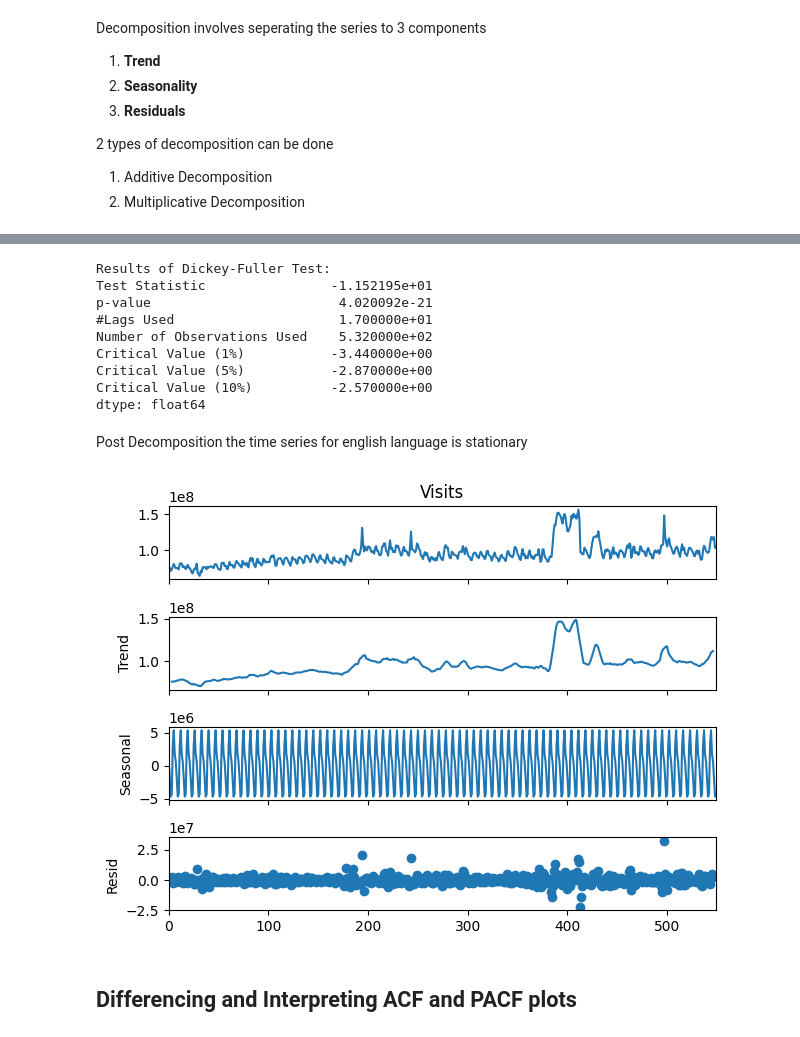
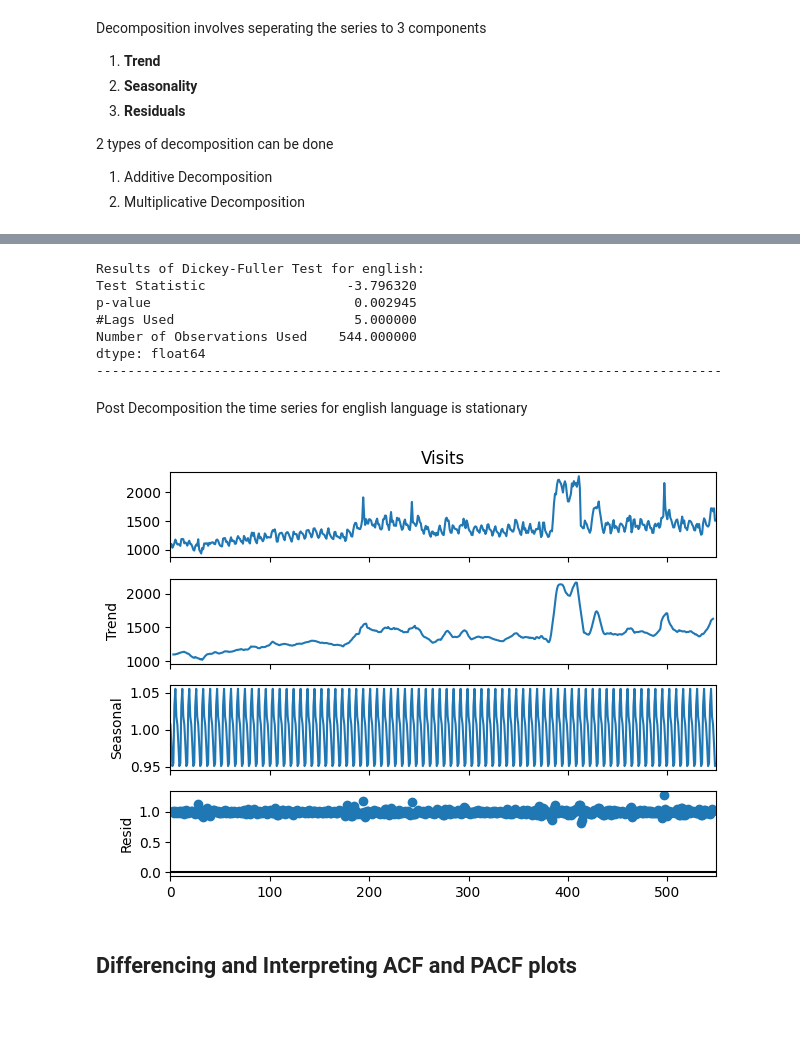
Before and after one commit to Rajath-B-A/DataScience-Projects, a Jupyter notebook: AdEase Time Series/AdEase_Time_Series.ipynb, the cells around one changed output, grey strips where cells are left out. Drawn from its saved outputs; the diff is of its cells as text; code cells hidden in the pictures.

```diff
--- a/AdEase Time Series/AdEase_Time_Series.ipynb
+++ b/AdEase Time Series/AdEase_Time_Series.ipynb
@@ -265,3 +265,3 @@ memory usage: 3.8+ GB
 # %%
-at_data = df.groupby(['access_type', 'Date'],as_index=False)['Visits'].sum()
-ao_data = df.groupby(['access_origin', 'Date'],as_index=False)['Visits'].sum()
+at_data = df.groupby(['access_type', 'Date'],as_index=False)['Visits'].mean()
+ao_data = df.groupby(['access_origin', 'Date'],as_index=False)['Visits'].mean()
@@ -488,24 +455,22 @@ plt.show()
 # %%
 residual = pd.DataFrame(decomposition_e.resid.fillna(0).values)
-adf_test(residual)
+adf_test(residual,'english')
 # %% [output]
-Results of Dickey-Fuller Test:
-Test Statistic                -1.152195e+01
-p-value                        4.020092e-21
-#Lags Used                     1.700000e+01
-Number of Observations Used    5.320000e+02
-Critical Value (1%)           -3.440000e+00
-Critical Value (5%)           -2.870000e+00
-Critical Value (10%)          -2.570000e+00
+Results of Dickey-Fuller Test for english:
+Test Statistic                  -3.796320
+p-value                          0.002945
+#Lags Used                       5.000000
+Number of Observations Used    544.000000
 dtype: float64
+--------------------------------------------------------------------------------
 # %% [markdown]
 Post Decomposition the time series for english language is stationary
 # %%
-decomposition_at = seasonal_decompose(at_data[at_data['access_type'] == 'all-access']['Visits'], model='additive', period=7)
+decomposition_at = seasonal_decompose(at_data[at_data['access_type'] == 'all-access']['Visits'], model='multiplicative', period=7)
 
 fig = decomposition_at.plot()
 # %% [output]
-[figure, old version]
+[figure, new version]
 # %% [markdown]
 ## Differencing and Interpreting ACF and PACF plots
 # %%
```
Also changed, not shown: parts of 85 cells of this notebook.
